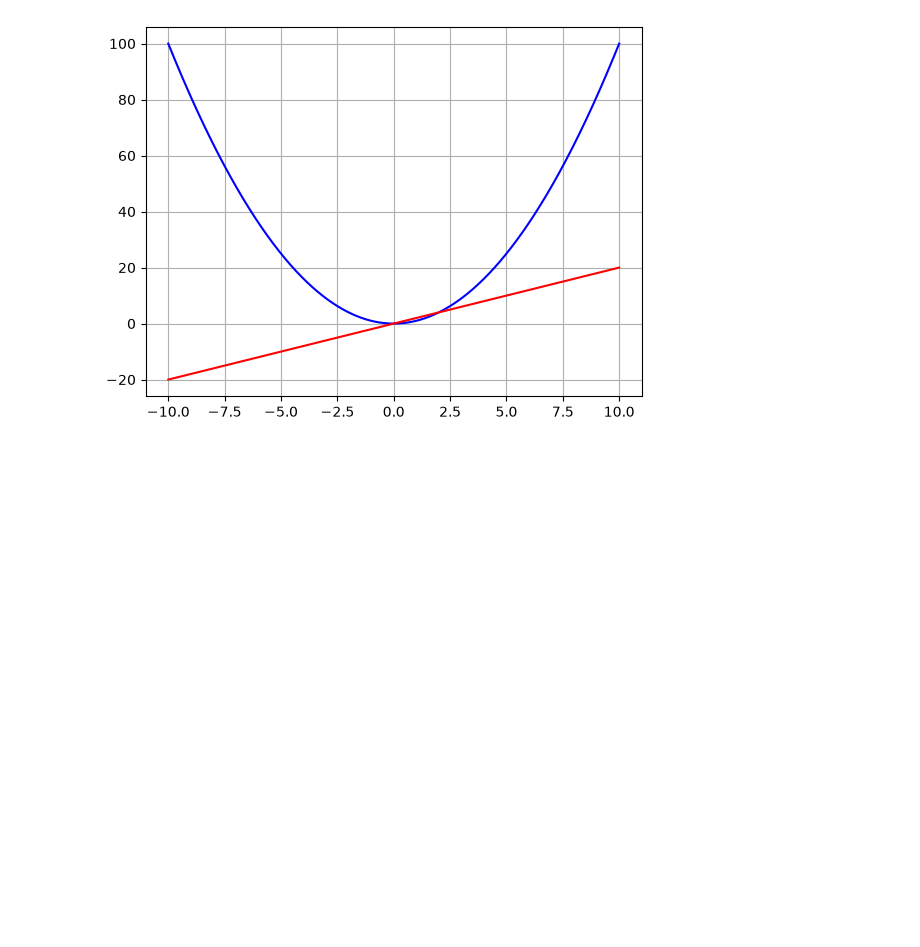
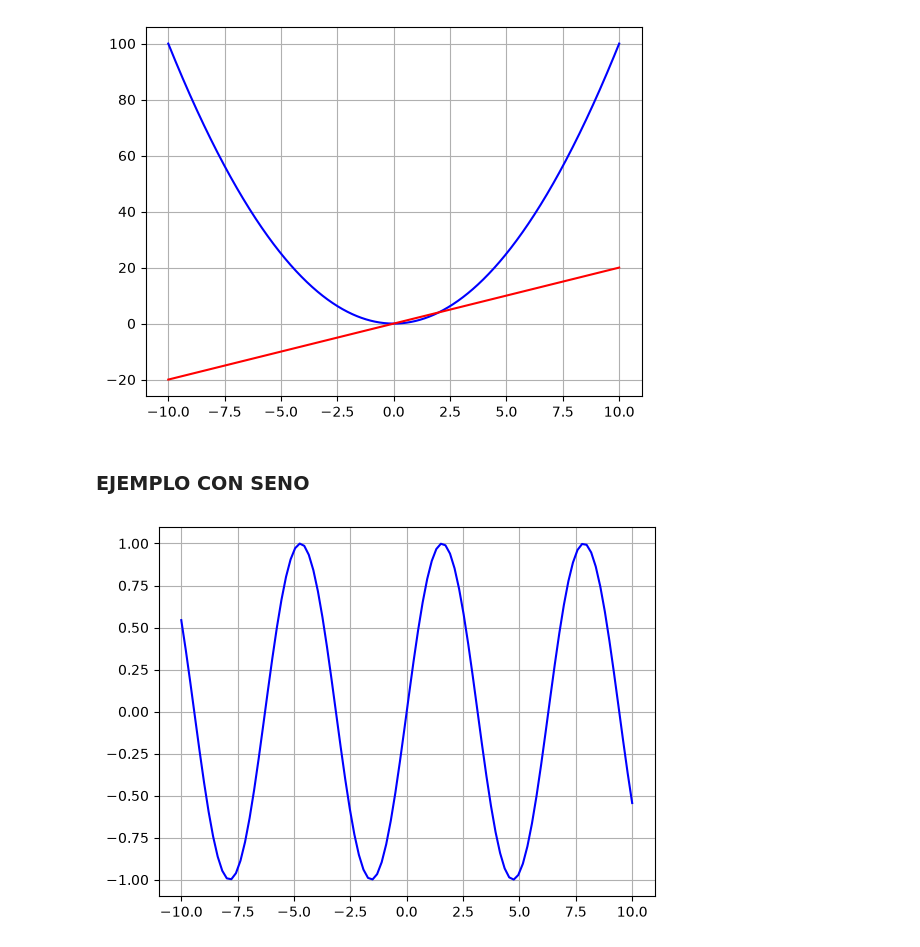
Before and after one commit to RubenIII/math_stats_notes, a Jupyter notebook: notebooks/derivada_v1.0.ipynb, the cells around one changed output. Saved outputs shown, nothing was run; the diff lists cells and outputs as text; code cells hidden in the pictures; blank space fills up the shorter version.

```diff
--- a/notebooks/derivada_v1.0.ipynb
+++ b/notebooks/derivada_v1.0.ipynb
@@ -26,3 +26,9 @@ plt.plot(x, df(f), 'r') # Rojo
 plt.grid()
 # %% [output]
 [figure]
+# %% [markdown]
+### EJEMPLO CON SENO
+# %%
+# Funcion seno
+def func_sen(x):
+    return np.sin(x)
@@ -28,0 +40,8 @@ plt.grid()
+# %%
+# Grafica de la funcion.
+x_s = np.linspace(-10,10, num = 100)
+y_s = func_sen(x_s)
+plt.plot(x_s, y_s, 'b')
+plt.grid()
+# %% [output]
+[figure, added]
```
Also changed, not shown: parts of 2 cells of this notebook, 6 other files.
